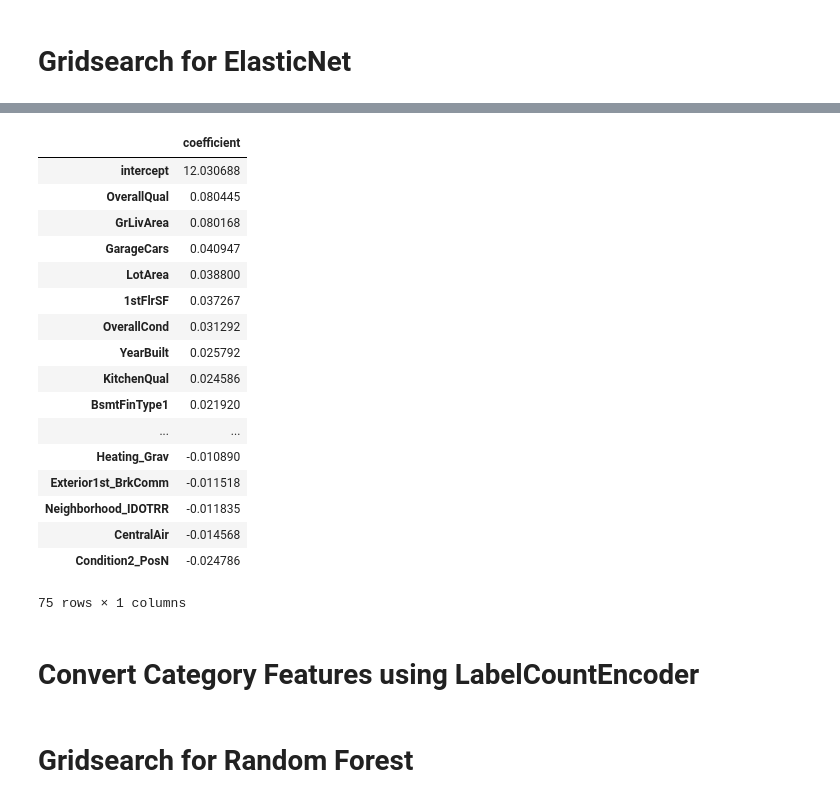
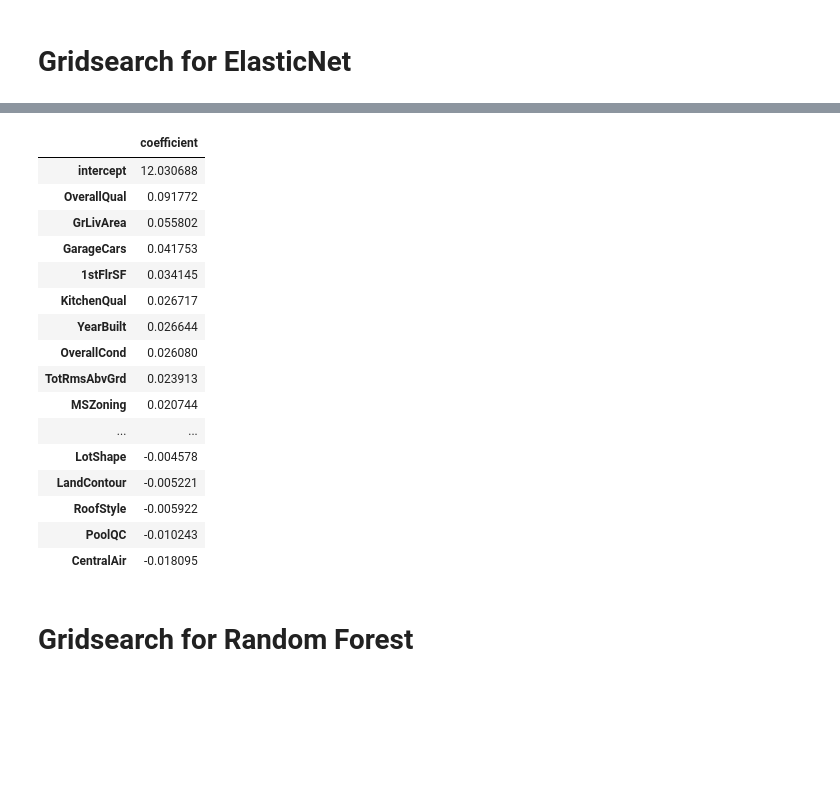
Before and after one commit to deanjgoldman/housing-ml, a Jupyter notebook: msun_house_price_kaggle.ipynb, the cells around one changed output, grey strips where cells are left out. Drawn from its saved outputs; the diff is of its cells as text; code cells hidden in the pictures; blank space fills up the shorter version.

```diff
--- a/msun_house_price_kaggle.ipynb
+++ b/msun_house_price_kaggle.ipynb
@@ -481,5 +523,5 @@ ridge_coef
 alpha_60 = np.logspace(-2, 5, 60)
 lasso_model = Lasso(random_state=24)
 grid_param = [{'alpha': alpha_60}]
-grid_lasso = GridSearchCV(estimator=lasso_model, param_grid=grid_param, scoring='r2', cv=5, return_train_score=True)
-grid_lasso = grid_lasso.fit(X_train_scale, np.log(y_train))
+grid_lasso = GridSearchCV(estimator=lasso_model, param_grid=grid_param, scoring='neg_mean_squared_error', cv=5, return_train_score=True)
+%time grid_lasso = grid_lasso.fit(X_train_lce_scale, np.log(y_train_lce))
@@ -496,5 +541,5 @@ grid_lasso.best_score_
 # %%
 best_lasso = grid_lasso.best_estimator_
-best_lasso.fit(X_train_scale, np.log(y_train))
-best_lasso.score(X_test_scale, np.log(y_test))
+best_lasso.fit(X_train_lce_scale, np.log(y_train_lce))
+best_lasso.score(X_test_lce_scale, np.log(y_test_lce))
 # %% [output]
@@ -528,5 +582,5 @@ alpha_60 = np.logspace(-2, 5, 60)
 l1_10 = np.linspace(0.1, 0.9, 9)
 enet_model = ElasticNet(random_state=24)
 grid_param = [{'alpha': alpha_60, 'l1_ratio': l1_10}]
-grid_enet = GridSearchCV(estimator=enet_model, param_grid=grid_param, scoring='r2', cv=5, return_train_score=True)
-grid_enet = grid_enet.fit(X_train_scale, np.log(y_train))
+grid_enet = GridSearchCV(estimator=enet_model, param_grid=grid_param, scoring='neg_mean_squared_error', cv=5, return_train_score=True)
+%time grid_enet = grid_enet.fit(X_train_lce_scale, np.log(y_train_lce))
@@ -544,5 +598,5 @@ grid_enet.best_score_
 # %%
 best_enet = grid_enet.best_estimator_
-best_enet.fit(X_train_scale, np.log(y_train))
-best_enet.score(X_test_scale, np.log(y_test))
+best_enet.fit(X_train_lce_scale, np.log(y_train_lce))
+best_enet.score(X_test_lce_scale, np.log(y_test_lce))
 # %% [output]
@@ -550,25 +625,22 @@ best_enet.score(X_test_scale, np.log(y_test))
 # %%
-enet_coef = get_coefficient(best_enet, X_train.columns)
+enet_coef = get_coefficient(best_enet, X_train_lce.columns)
 enet_coef_important = abs(enet_coef['coefficient'])>0
 enet_coef[enet_coef_important]
 # %% [output]
 |  | coefficient |
 | intercept | 12.030688 |
-| OverallQual | 0.080445 |
-| GrLivArea | 0.080168 |
-| GarageCars | 0.040947 |
-| LotArea | 0.038800 |
-| 1stFlrSF | 0.037267 |
-| OverallCond | 0.031292 |
-| YearBuilt | 0.025792 |
-| KitchenQual | 0.024586 |
-| BsmtFinType1 | 0.021920 |
+| OverallQual | 0.091772 |
+| GrLivArea | 0.055802 |
+| GarageCars | 0.041753 |
+| 1stFlrSF | 0.034145 |
+| KitchenQual | 0.026717 |
+| YearBuilt | 0.026644 |
+| OverallCond | 0.026080 |
+| TotRmsAbvGrd | 0.023913 |
+| MSZoning | 0.020744 |
 | ... | ... |
-| Heating_Grav | -0.010890 |
-| Exterior1st_BrkComm | -0.011518 |
-| Neighborhood_IDOTRR | -0.011835 |
-| CentralAir | -0.014568 |
-| Condition2_PosN | -0.024786 |
+| LotShape | -0.004578 |
+| LandContour | -0.005221 |
+| RoofStyle | -0.005922 |
+| PoolQC | -0.010243 |
+| CentralAir | -0.018095 |
-75 rows × 1 columns
-# %% [markdown]
-# Convert Category Features using LabelCountEncoder
```
Also changed, not shown: parts of 38 cells of this notebook.
